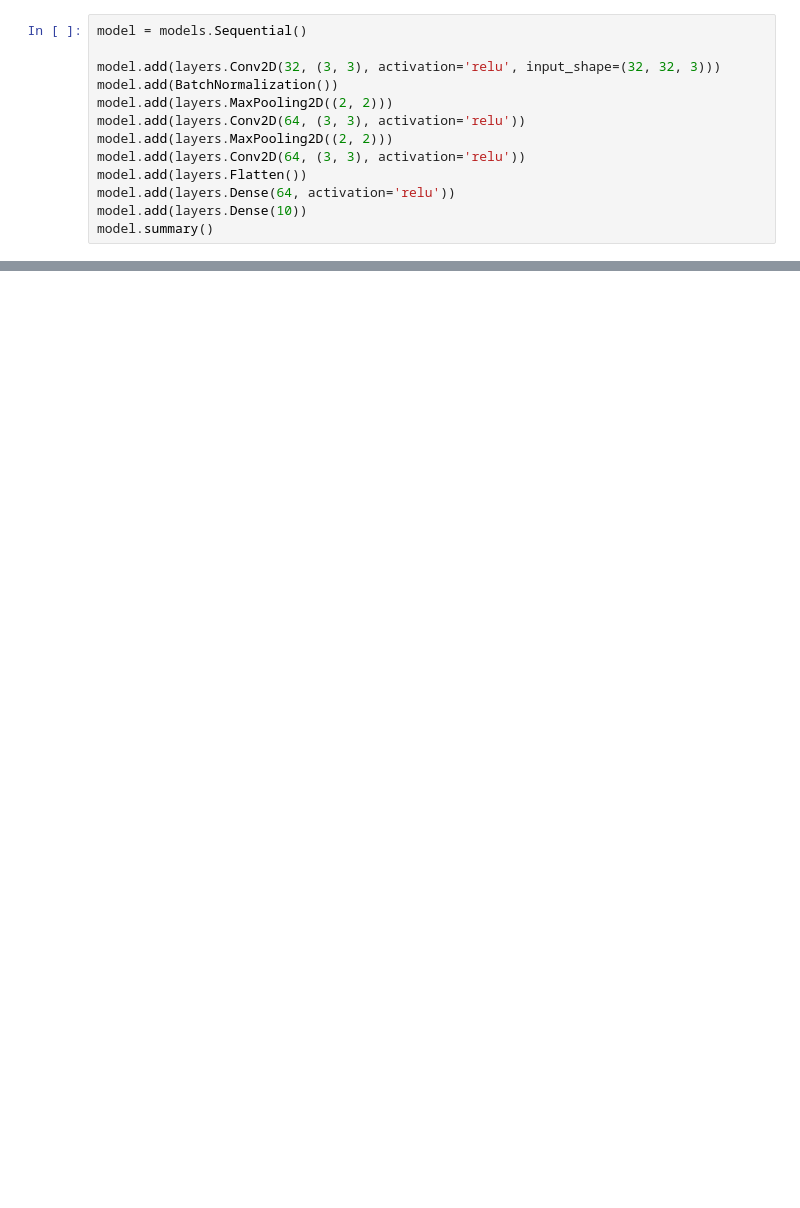
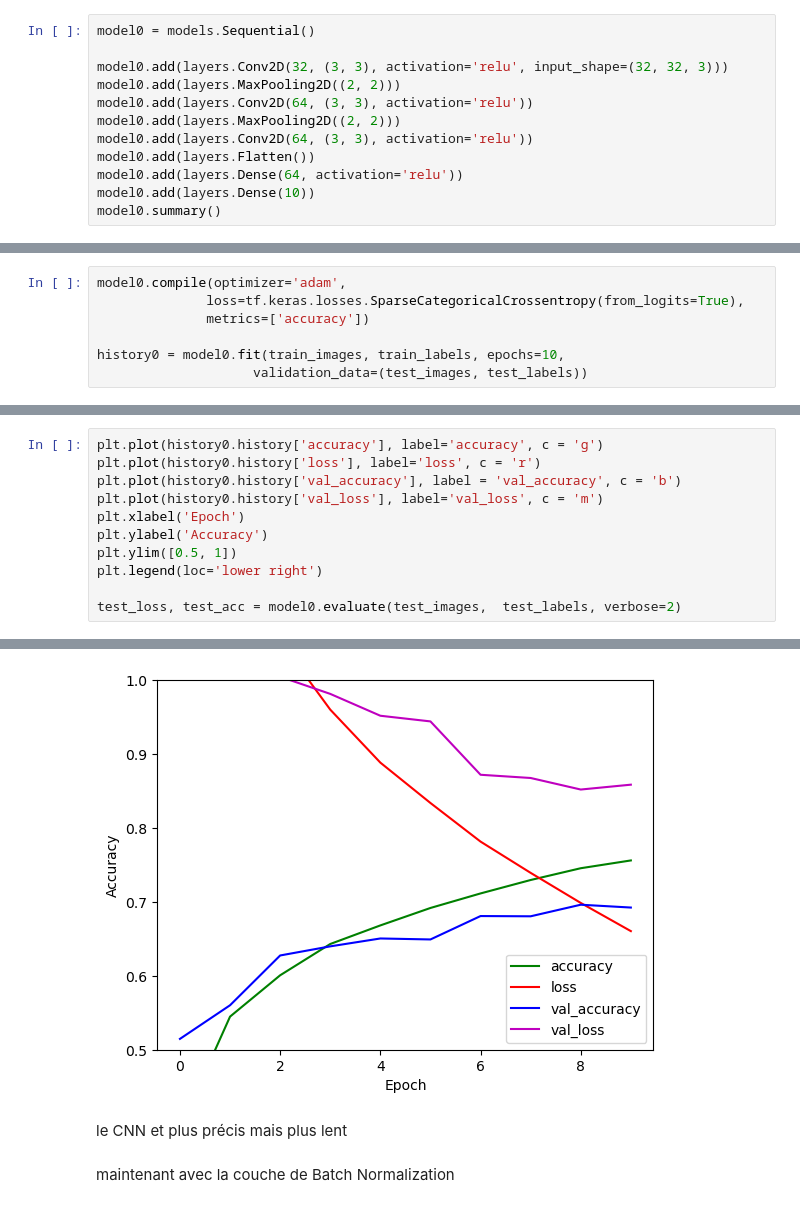
Before and after one commit to roux-michon-stehane/NeuralZOO, a Jupyter notebook: NeuralZOO_CNN.ipynb, the cells around one changed output, grey strips where cells are left out. Drawn from its saved outputs; the diff is of its cells as text; blank space fills up the shorter version.

```diff
--- a/NeuralZOO_CNN.ipynb
+++ b/NeuralZOO_CNN.ipynb
@@ -14,16 +28,15 @@ train_images, test_images = train_images / 255.0, test_images / 255.0
 # %%
-model = models.Sequential()
+model0 = models.Sequential()
 
-model.add(layers.Conv2D(32, (3, 3), activation='relu', input_shape=(32, 32, 3)))
-model.add(BatchNormalization())
-model.add(layers.MaxPooling2D((2, 2)))
-model.add(layers.Conv2D(64, (3, 3), activation='relu'))
-model.add(layers.MaxPooling2D((2, 2)))
-model.add(layers.Conv2D(64, (3, 3), activation='relu'))
-model.add(layers.Flatten())
-model.add(layers.Dense(64, activation='relu'))
-model.add(layers.Dense(10))
-model.summary()
+model0.add(layers.Conv2D(32, (3, 3), activation='relu', input_shape=(32, 32, 3)))
+model0.add(layers.MaxPooling2D((2, 2)))
+model0.add(layers.Conv2D(64, (3, 3), activation='relu'))
+model0.add(layers.MaxPooling2D((2, 2)))
+model0.add(layers.Conv2D(64, (3, 3), activation='relu'))
+model0.add(layers.Flatten())
+model0.add(layers.Dense(64, activation='relu'))
+model0.add(layers.Dense(10))
+model0.summary()
 # %% [output]
 Model: "sequential"
 _________________________________________________________________
@@ -44 +57,8 @@ Non-trainable params: 64
 _________________________________________________________________
+# %%
+model0.compile(optimizer='adam',
+              loss=tf.keras.losses.SparseCategoricalCrossentropy(from_logits=True),
+              metrics=['accuracy'])
+
+history0 = model0.fit(train_images, train_labels, epochs=10,
+                    validation_data=(test_images, test_labels))
@@ -44,0 +86,12 @@ _________________________________________________________________
+# %%
+plt.plot(history0.history['accuracy'], label='accuracy', c = 'g')
+plt.plot(history0.history['loss'], label='loss', c = 'r')
+plt.plot(history0.history['val_accuracy'], label = 'val_accuracy', c = 'b')
+plt.plot(history0.history['val_loss'], label='val_loss', c = 'm')
+plt.xlabel('Epoch')
+plt.ylabel('Accuracy')
+plt.ylim([0.5, 1])
+plt.legend(loc='lower right')
+
+test_loss, test_acc = model0.evaluate(test_images,  test_labels, verbose=2)
+# %% [output]
@@ -44,0 +99,5 @@ _________________________________________________________________
+[figure, added]
+# %% [markdown]
+le CNN et plus précis mais plus lent
+# %% [markdown]
+maintenant avec la couche de Batch Normalization
```
Also changed, not shown: parts of 25 cells of this notebook, 2 other files.
